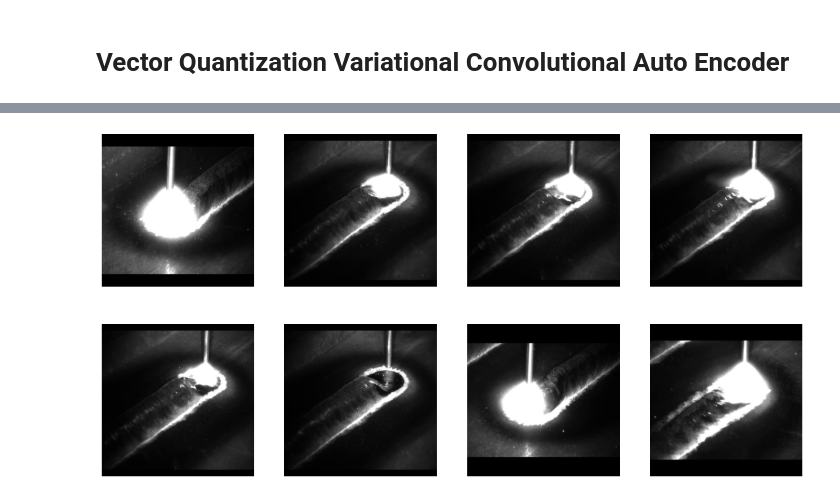
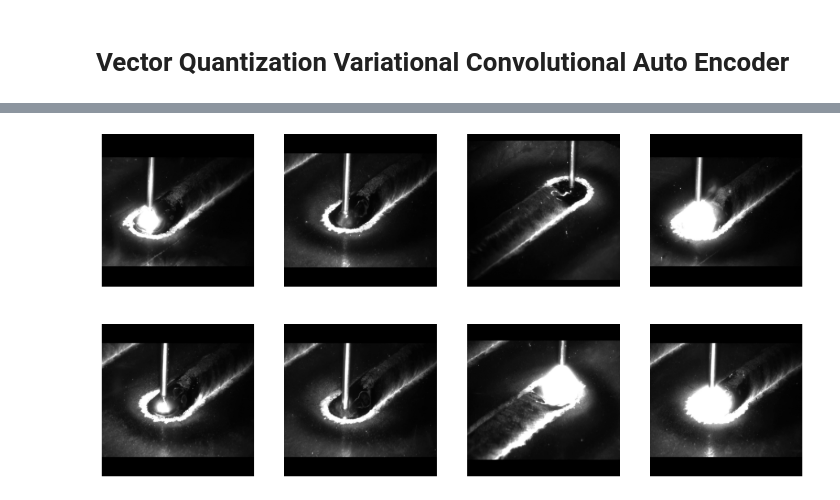
Before and after one commit to albers-btu/WAAMAnomalyDetection, a Jupyter notebook: notebooks/VQVCAE.ipynb, the cells around one changed output, grey strips where cells are left out. Drawn from its saved outputs; the diff is of its cells as text; code cells hidden in the pictures.

```diff
--- a/notebooks/VQVCAE.ipynb
+++ b/notebooks/VQVCAE.ipynb
@@ -230,35 +230,35 @@ VQ Loss: 0.5868
 transform = v2.Compose([
     v2.Resize((height, width)),
     v2.Grayscale(num_output_channels=1),
     # v2.ColorJitter(contrast=(2.0, 2.0)),
     v2.ToImage(),
     v2.ToDtype(torch.float32, scale=True),
     v2.Normalize(mean=[0.5], std=[0.5])
 ])
 
-dataset = Kantec2509Dataset(transform=transform)
+dataset = WeldingDataset(transform=transform)
 
 train_size = int(0.8 * len(dataset))
 val_size = int(0.1 * len(dataset))
 test_size = len(dataset) - train_size - val_size
 
 train_dataset, val_dataset, test_dataset = random_split(dataset, [train_size, val_size, test_size])
 
 train_dataloader = DataLoader(train_dataset, batch_size=batch_size, shuffle=True)
 val_dataloader = DataLoader(val_dataset, batch_size=batch_size, shuffle=False)
 test_dataloader = DataLoader(test_dataset, batch_size=batch_size, shuffle=False)
 
 batch = next(iter(train_dataloader))
 images = batch
 
 fig, axes = plt.subplots(2, 4, figsize=(16, 8))
 axes = axes.flatten()
 for i, img in enumerate(images[:8]):
     img_show = img * 0.5 + 0.5
     axes[i].imshow(img_show.permute(1, 2, 0), cmap="gray")
     axes[i].axis("off")
 # %% [output]
-[figure, old version]
+[figure, new version]
 # %%
 device = torch.device("cuda" if torch.cuda.is_available() else "cpu")
 
```
Also changed, not shown: parts of 4 cells of this notebook, 2 other files.
